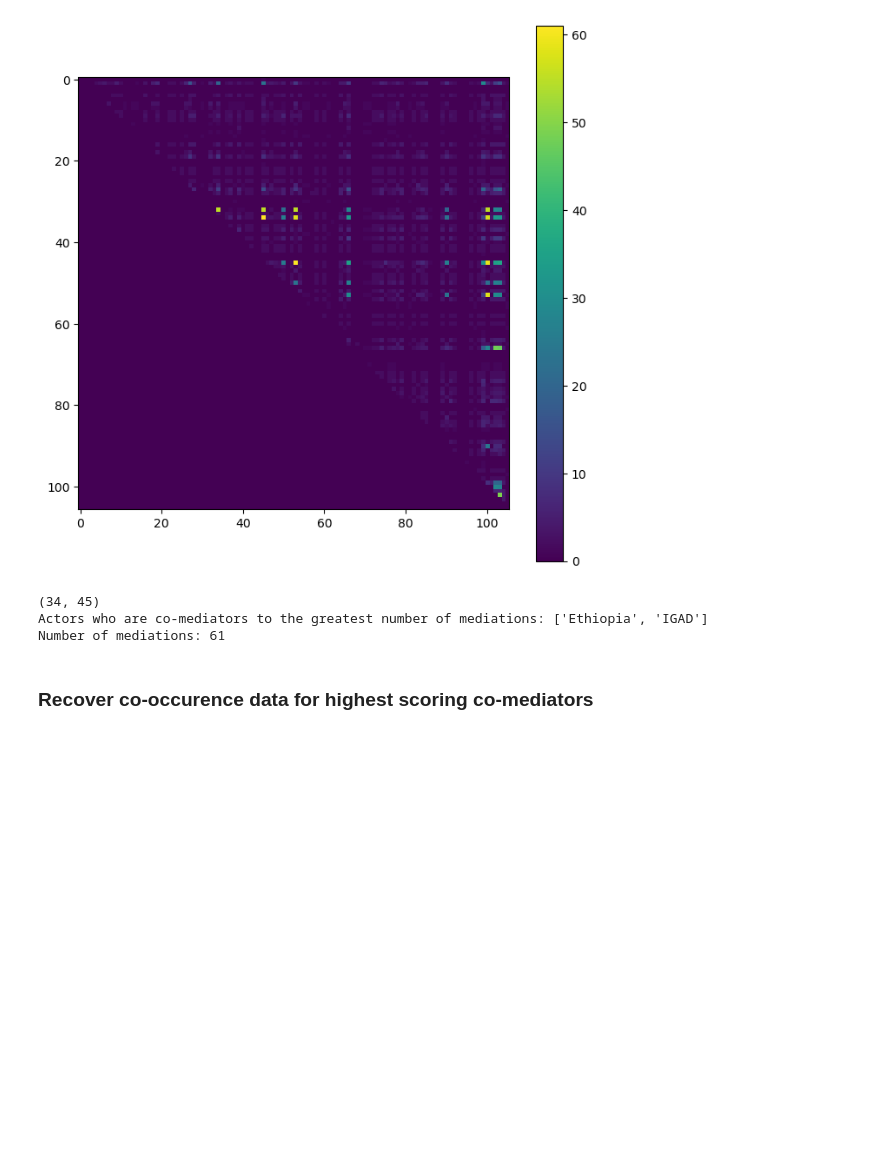
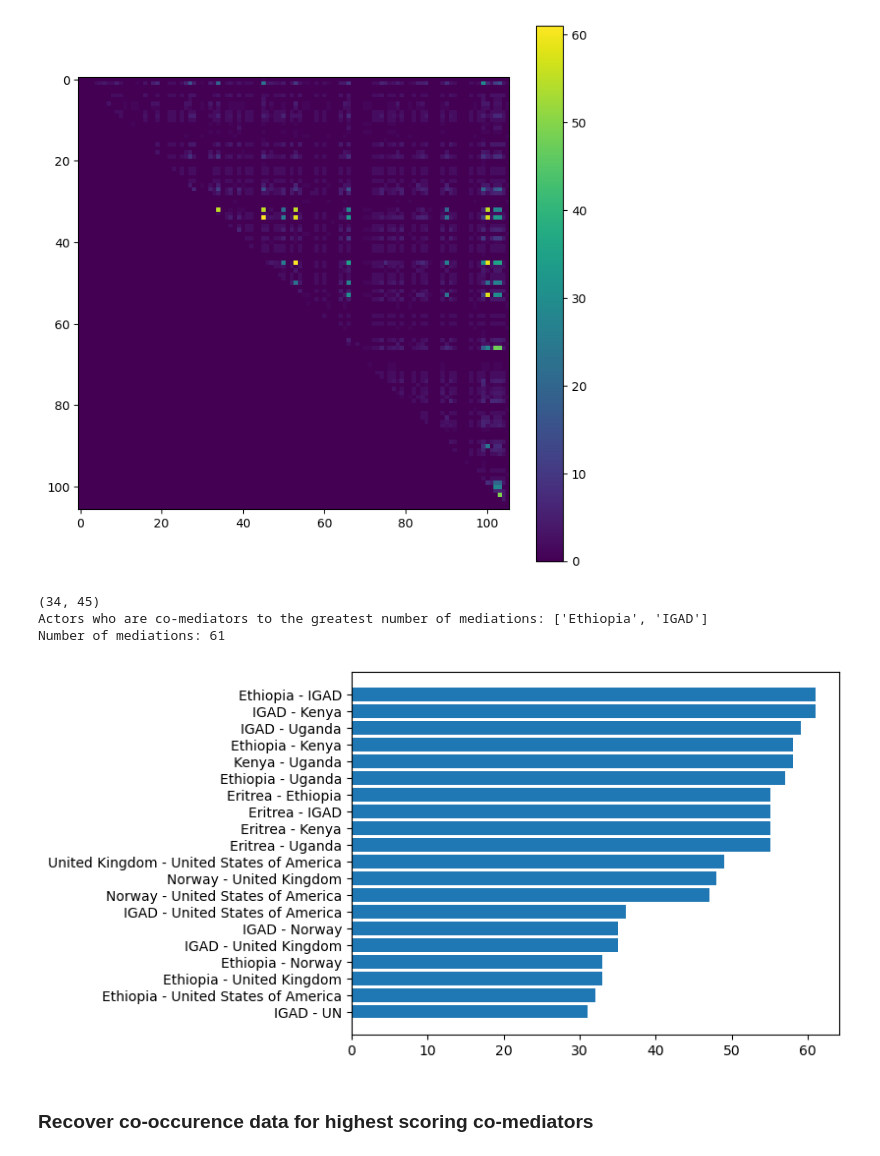
Before and after one commit to roybgardner/mediation, a Jupyter notebook: mediation_explorer.ipynb, the cells around one changed output. Drawn from its saved outputs; the diff is of its cells as text; code cells hidden in the pictures; blank space fills up the shorter version.

```diff
--- a/mediation_explorer.ipynb
+++ b/mediation_explorer.ipynb
@@ -259,6 +259,22 @@ print()
 (34, 45)
 Actors who are co-mediators to the greatest number of mediations: ['Ethiopia', 'IGAD']
 Number of mediations: 61
+# %%
+rc = np.nonzero(actor_upper) # Row and column indices of non-zero pairs
+z = list(zip(list(rc[0]),list(rc[1])))
+
+
+scores = [(data_dict['actor_vertices'][t[0]],data_dict['actor_vertices'][t[1]],\
+           actor_upper[t[0]][t[1]]) for t in z]
+scores = sorted(scores,key=lambda t:t[2],reverse=True)
+
+n = 20
+plt.barh(range(0,n),[t[2] for t in scores[0:n]])
+plt.yticks(range(0,n),[t[0] + ' - ' + t[1] for t in scores[0:n]])
+plt.gca().invert_yaxis()
+plt.show()
+# %% [output]
+[figure, added]
 # %% [markdown]
 ### Recover co-occurence data for highest scoring co-mediators
 # %%
```
Also changed, not shown: parts of 3 cells of this notebook, 2 other files.
